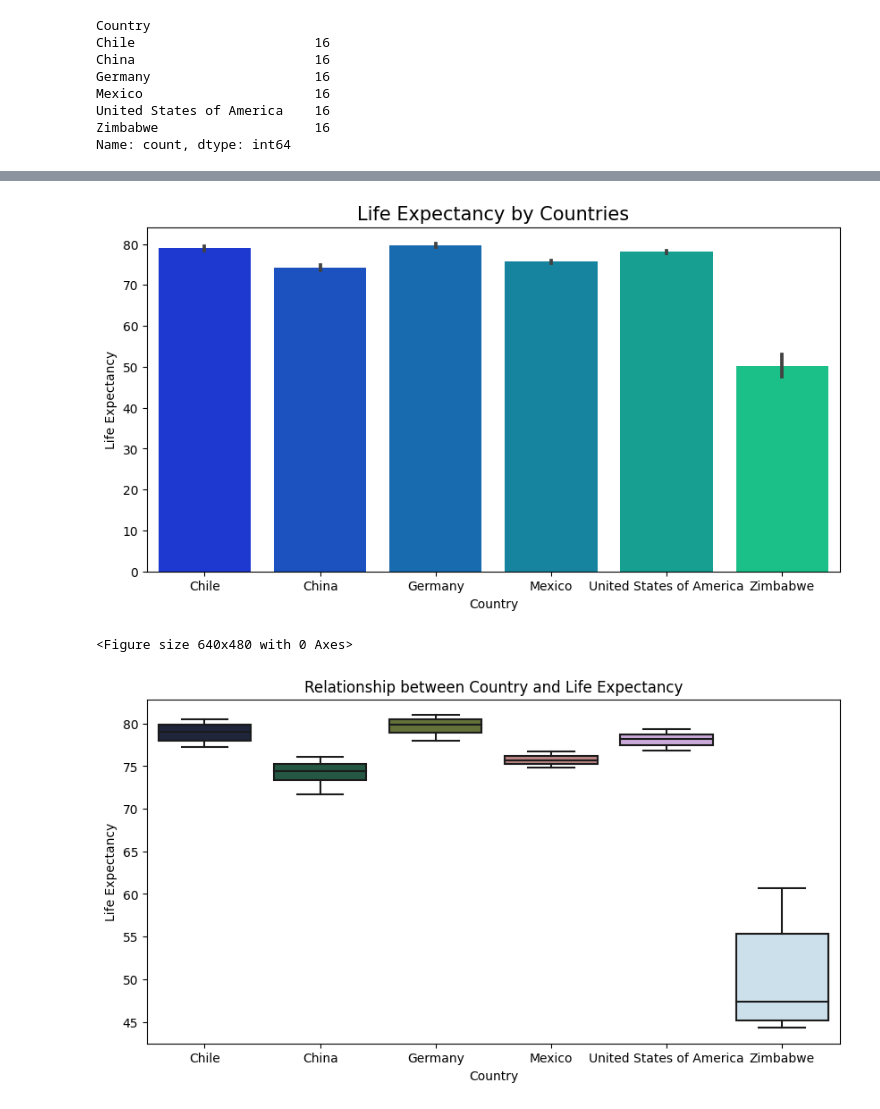
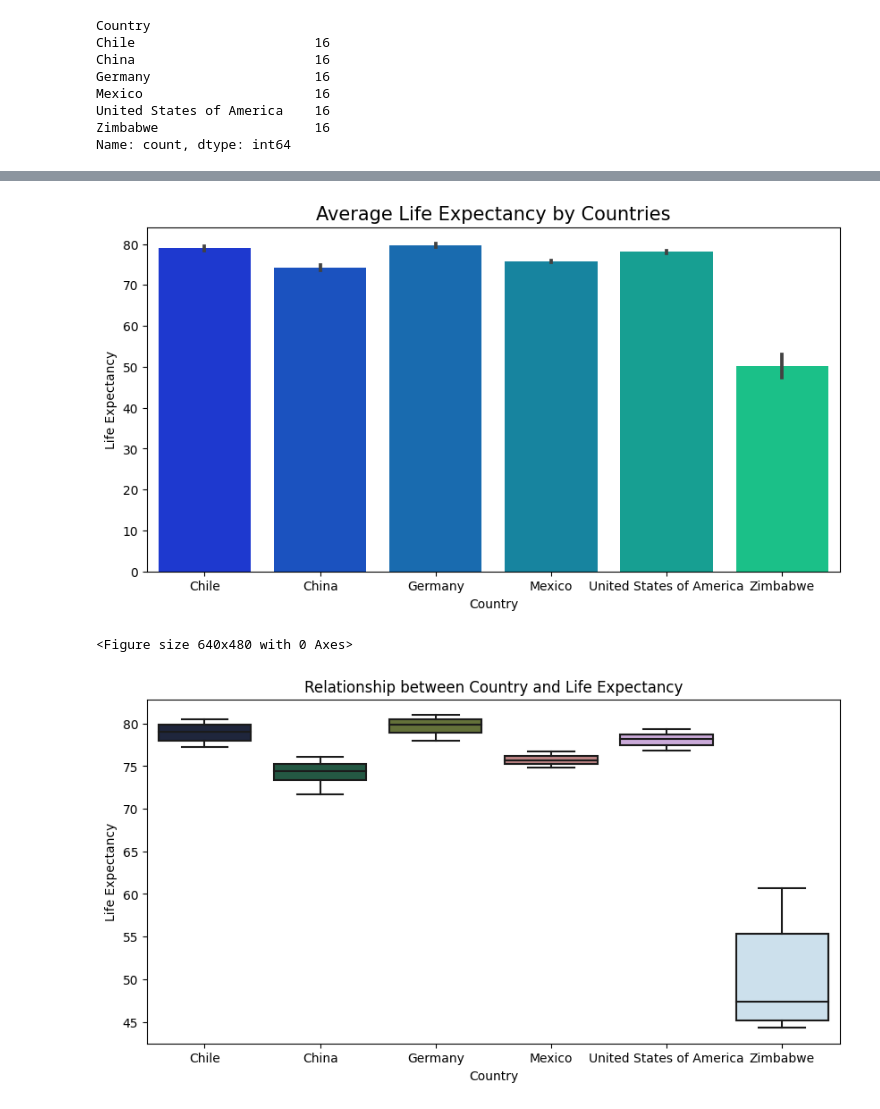
Before and after one commit to chikeibezim/life-expectancy-and-gdp, a Jupyter notebook: Life-Expectancy-and-GDP-Starter/life_expectancy_gdp.ipynb, the cells around one changed output, grey strips where cells are left out. Drawn from its saved outputs; the diff is of its cells as text; code cells hidden in the pictures.

```diff
--- a/Life-Expectancy-and-GDP-Starter/life_expectancy_gdp.ipynb
+++ b/Life-Expectancy-and-GDP-Starter/life_expectancy_gdp.ipynb
@@ -117,13 +117,13 @@ plt.clf()
 # %%
 # Life Expectancy
 
 plt.figure(figsize=(10,5))
 sns.barplot(x="Country", y="Life Expectancy", data=who_data, palette="winter")
-plt.title("Life Expectancy by Countries", fontdict={"fontsize": 15})
+plt.title("Average Life Expectancy by Countries", fontdict={"fontsize": 15})
 plt.show()
 plt.clf()
 # %% [output]
-[figure, old version]
+[figure, new version]
 <Figure size 640x480 with 0 Axes>
 # %%
 # let's view the relationship between the countries and life expectancy using a box plot
```
Also changed, not shown: parts of 2 cells of this notebook.
